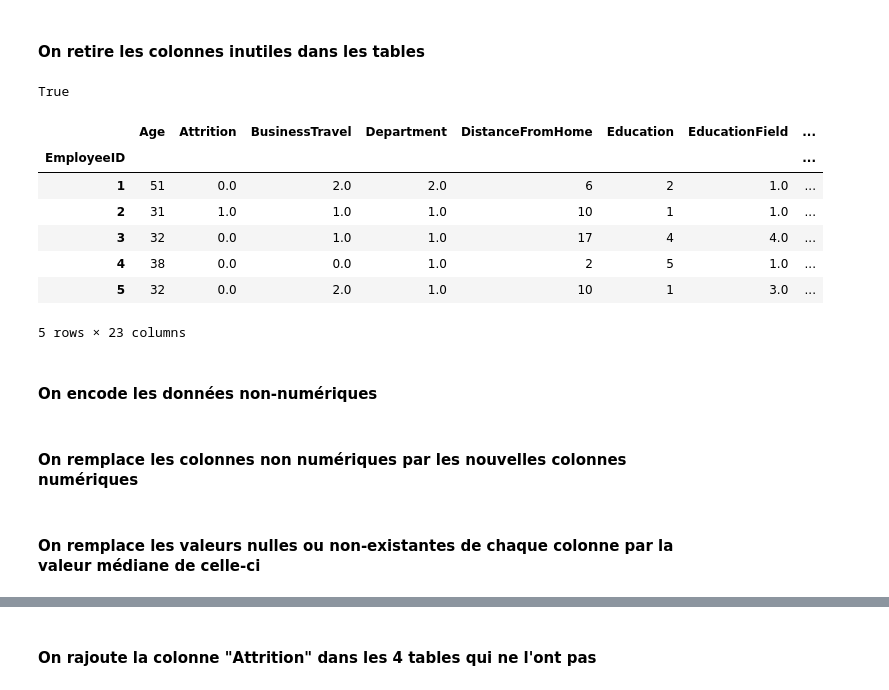
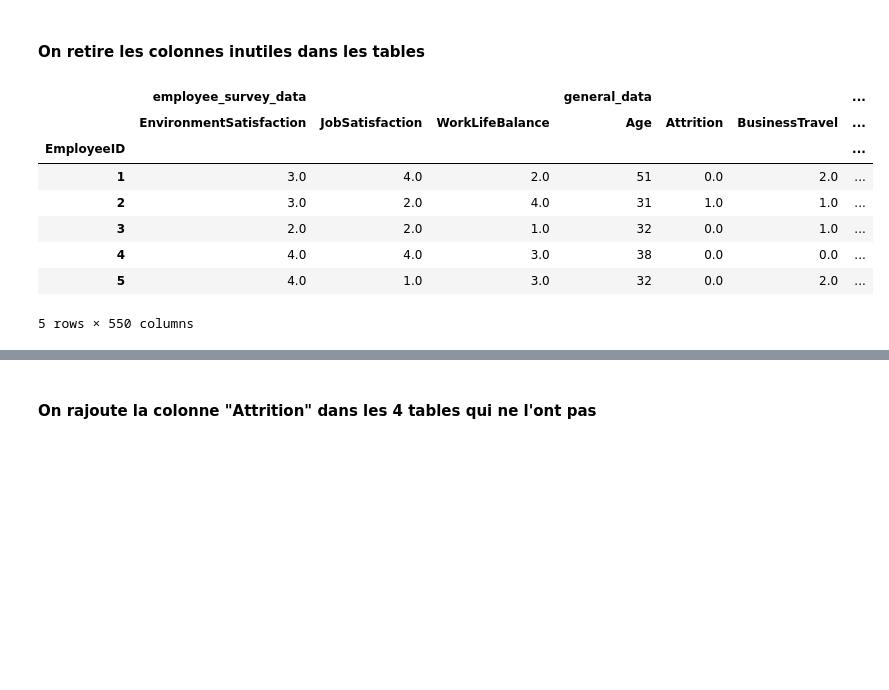
Before and after one commit to ArkaniosCesi/IA_project, a Jupyter notebook: Groupe2_IA.ipynb, the cells around one changed output, grey strips where cells are left out. Saved outputs shown, nothing was run; the diff lists cells and outputs as text; code cells hidden in the pictures; blank space fills up the shorter version.

```diff
--- a/Groupe2_IA.ipynb
+++ b/Groupe2_IA.ipynb
@@ -97,0 +95,3 @@ dict_keys(['employee_survey_data', 'general_data', 'in_time', 'manager_survey_da
+# %%
+general_df = pd.concat(data.values(), axis=1, keys=data.keys())
+general_df.head()
@@ -181,18 +174,2 @@ def checkIfTableIsFull(table):
 # %%
-general_data_non_ethical = data["general_data"].copy()
-employee_survey_non_ethical = data["employee_survey_data"].copy()
-manager_survey_non_ethical = data["manager_survey_data"].copy()
-in_time_non_ethical = data["in_time"].copy()
-out_time_non_ethical = data["out_time"].copy()
-
-tables = [general_data_non_ethical, employee_survey_non_ethical, manager_survey_non_ethical, in_time_non_ethical, out_time_non_ethical]
+df_non_ethical = general_df.copy()
-# %%
-encodeNonNumericColumns(general_data_non_ethical)
-
-fillEmptyValues(general_data_non_ethical)
-fillEmptyValues(employee_survey_non_ethical)
-fillEmptyValues(manager_survey_non_ethical)
-
-checkIfTableIsFull(general_data_non_ethical)
-# %% [output]
-True
@@ -199,17 +182,12 @@ True
 # %%
-general_data_non_ethical.head()
+df_non_ethical.head()
 # %% [output]
-|  | Age | Attrition | BusinessTravel | Department | DistanceFromHome | Education | EducationField | ... |
-| EmployeeID |  |  |  |  |  |  |  | ... |
-| 1 | 51 | 0.0 | 2.0 | 2.0 | 6 | 2 | 1.0 | ... |
-| 2 | 31 | 1.0 | 1.0 | 1.0 | 10 | 1 | 1.0 | ... |
-| 3 | 32 | 0.0 | 1.0 | 1.0 | 17 | 4 | 4.0 | ... |
-| 4 | 38 | 0.0 | 0.0 | 1.0 | 2 | 5 | 1.0 | ... |
-| 5 | 32 | 0.0 | 2.0 | 1.0 | 10 | 1 | 3.0 | ... |
+|  | employee_survey_data |  |  | general_data |  |  | ... |
+|  | EnvironmentSatisfaction | JobSatisfaction | WorkLifeBalance | Age | Attrition | BusinessTravel | ... |
+| EmployeeID |  |  |  |  |  |  | ... |
+| 1 | 3.0 | 4.0 | 2.0 | 51 | 0.0 | 2.0 | ... |
+| 2 | 3.0 | 2.0 | 4.0 | 31 | 1.0 | 1.0 | ... |
+| 3 | 2.0 | 2.0 | 1.0 | 32 | 0.0 | 1.0 | ... |
+| 4 | 4.0 | 4.0 | 3.0 | 38 | 0.0 | 0.0 | ... |
+| 5 | 4.0 | 1.0 | 3.0 | 32 | 0.0 | 2.0 | ... |
-5 rows × 23 columns
+5 rows × 550 columns
-# %% [markdown]
-#### On encode les données non-numériques
-# %% [markdown]
-#### On remplace les colonnes non numériques par les nouvelles colonnes numériques
-# %% [markdown]
-#### On remplace les valeurs nulles ou non-existantes de chaque colonne par la valeur médiane de celle-ci
```
Also changed, not shown: parts of 29 cells of this notebook.
